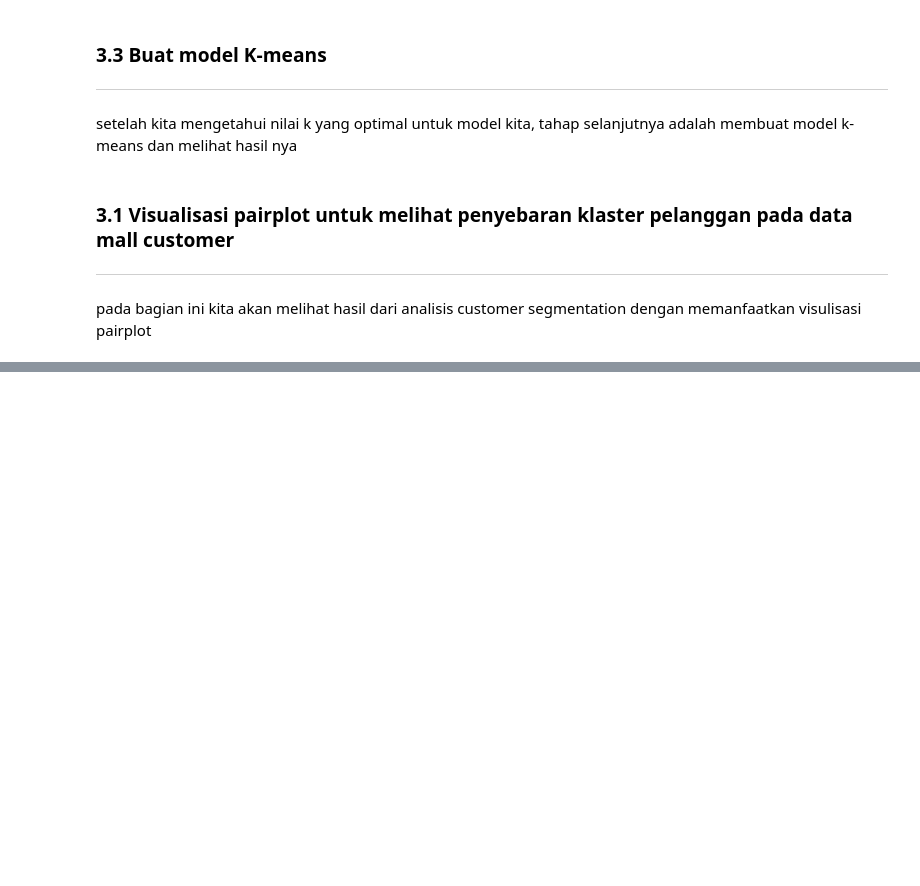
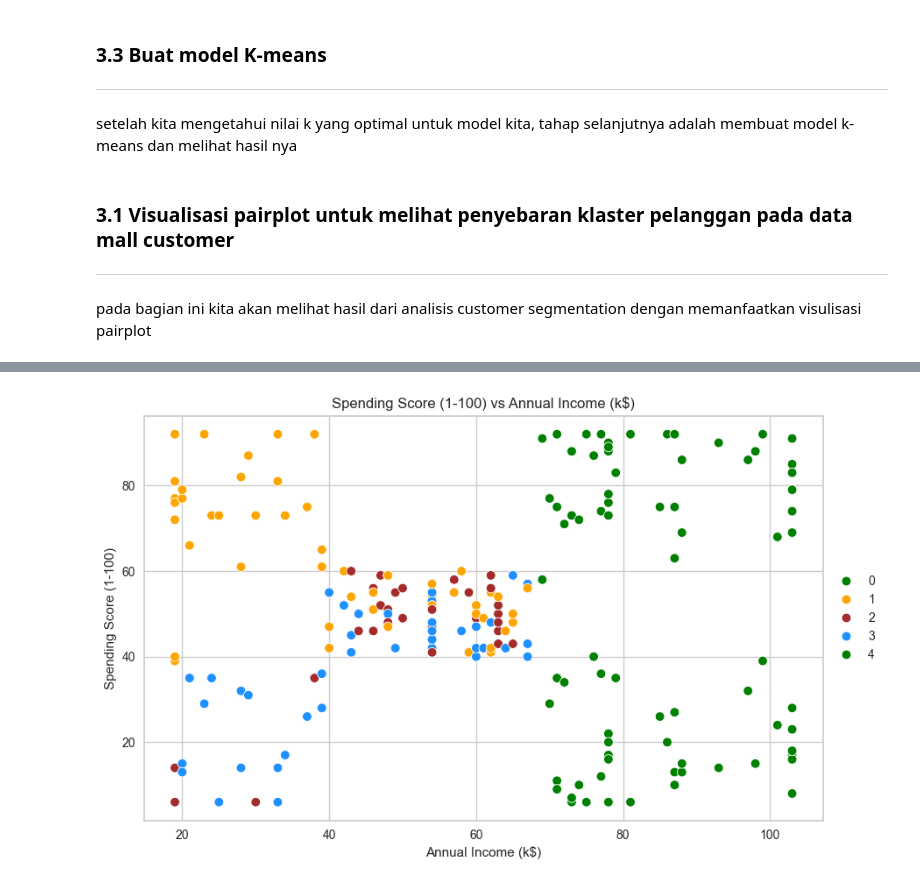
Before and after one commit to BlackBox-Ops/ML-Customer-Segmentation, a Jupyter notebook: notebooks/analisis_eda.ipynb, the cells around one changed output, grey strips where cells are left out. Saved outputs shown, nothing was run; the diff lists cells and outputs as text; code cells hidden in the pictures; blank space fills up the shorter version.

Commit message:
membuat visualisasi untuk memetakan hasil klaster dari model k-means

```diff
--- a/notebooks/analisis_eda.ipynb
+++ b/notebooks/analisis_eda.ipynb
@@ -1527,0 +1537,15 @@ for cluster in sorted(df['klaster'].unique()):
+# %%
+# Asumsikan df sudah didefinisikan dan berisi data yang diperlukan
+plt.figure(figsize=(10,6))
+sns.scatterplot(x='Pendapatan_Tahunan', y='Skor_Pengeluaran', hue='klaster',
+                palette=['green','orange','brown','dodgerblue'], legend='full', data=df, s=60)
+plt.xlabel('Annual Income (k$)')
+plt.ylabel('Spending Score (1-100)')
+plt.title('Spending Score (1-100) vs Annual Income (k$)')
+
+# Pindahkan legend ke sebelah kiri
+plt.legend(loc='center left', bbox_to_anchor=(1, 0.5))
+
+plt.show()
+# %% [output]
+[figure, added]
```
Also changed, not shown: parts of 15 cells of this notebook.
